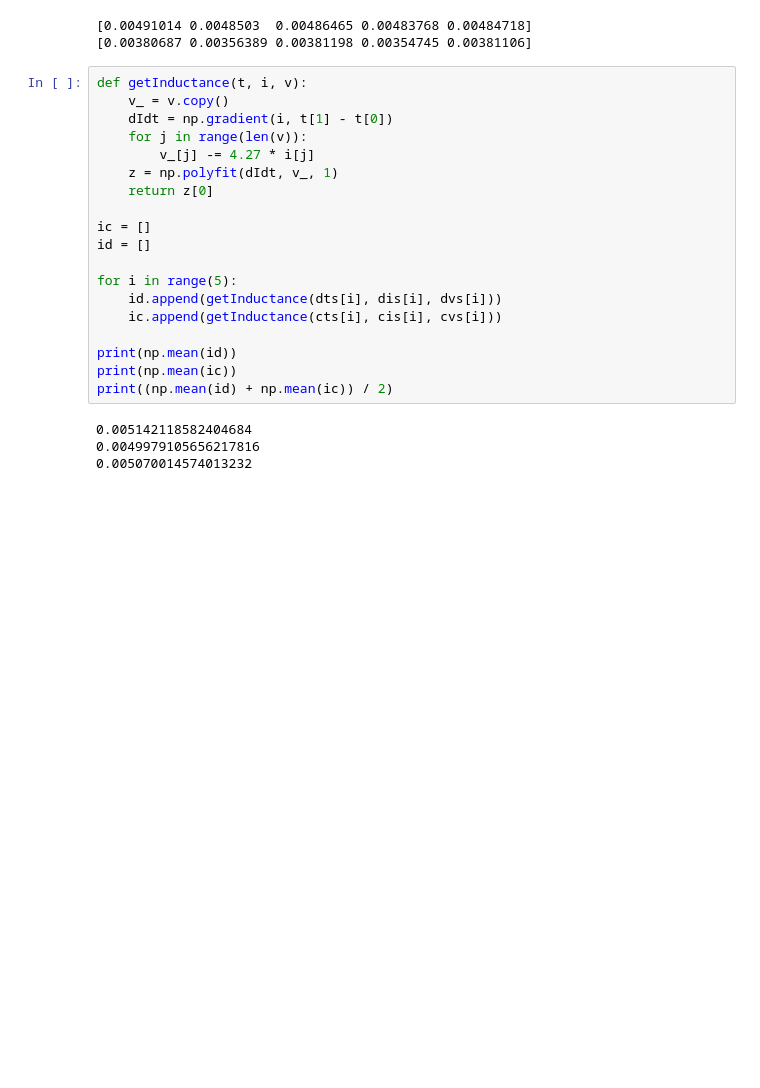
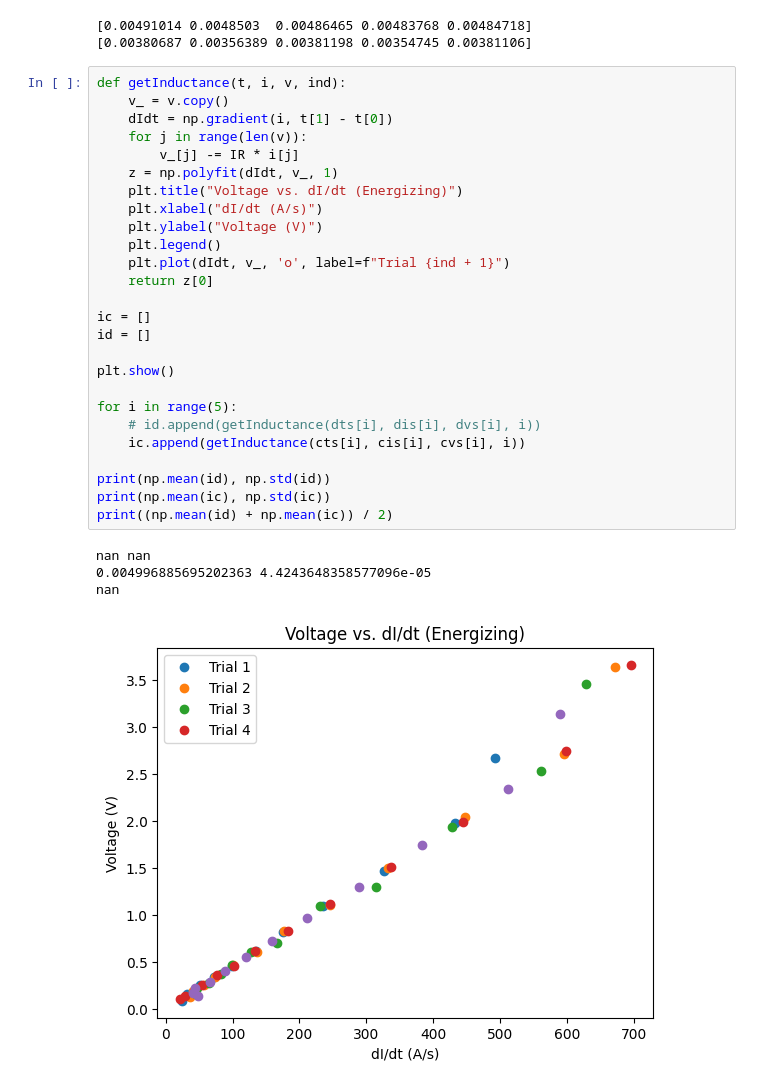
Before and after one commit to wujessica17/inductance, a Jupyter notebook: inductance.ipynb, the cells around one changed output. Saved outputs shown, nothing was run; the diff lists cells and outputs as text; blank space fills up the shorter version.

```diff
--- a/inductance.ipynb
+++ b/inductance.ipynb
@@ -142,25 +151,33 @@ print(charge)
 [0.00491014 0.0048503  0.00486465 0.00483768 0.00484718]
 [0.00380687 0.00356389 0.00381198 0.00354745 0.00381106]
 # %%
-def getInductance(t, i, v):
+def getInductance(t, i, v, ind):
     v_ = v.copy()
     dIdt = np.gradient(i, t[1] - t[0])
     for j in range(len(v)):
-        v_[j] -= 4.27 * i[j]
+        v_[j] -= IR * i[j]
     z = np.polyfit(dIdt, v_, 1)
+    plt.title("Voltage vs. dI/dt (Energizing)")
+    plt.xlabel("dI/dt (A/s)")
+    plt.ylabel("Voltage (V)")
+    plt.legend()
+    plt.plot(dIdt, v_, 'o', label=f"Trial {ind + 1}")
     return z[0]
 
 ic = []
 id = []
 
+plt.show()
+
 for i in range(5):
-    id.append(getInductance(dts[i], dis[i], dvs[i]))
-    ic.append(getInductance(cts[i], cis[i], cvs[i]))
+    # id.append(getInductance(dts[i], dis[i], dvs[i], i))
+    ic.append(getInductance(cts[i], cis[i], cvs[i], i))
 
-print(np.mean(id))
-print(np.mean(ic))
+print(np.mean(id), np.std(id))
+print(np.mean(ic), np.std(ic))
 print((np.mean(id) + np.mean(ic)) / 2)
 # %% [output]
-0.005142118582404684
-0.0049979105656217816
-0.005070014574013232
+nan nan
+0.004996885695202363 4.4243648358577096e-05
+nan
+[figure, added]
```
Also changed, not shown: parts of 2 cells of this notebook.
